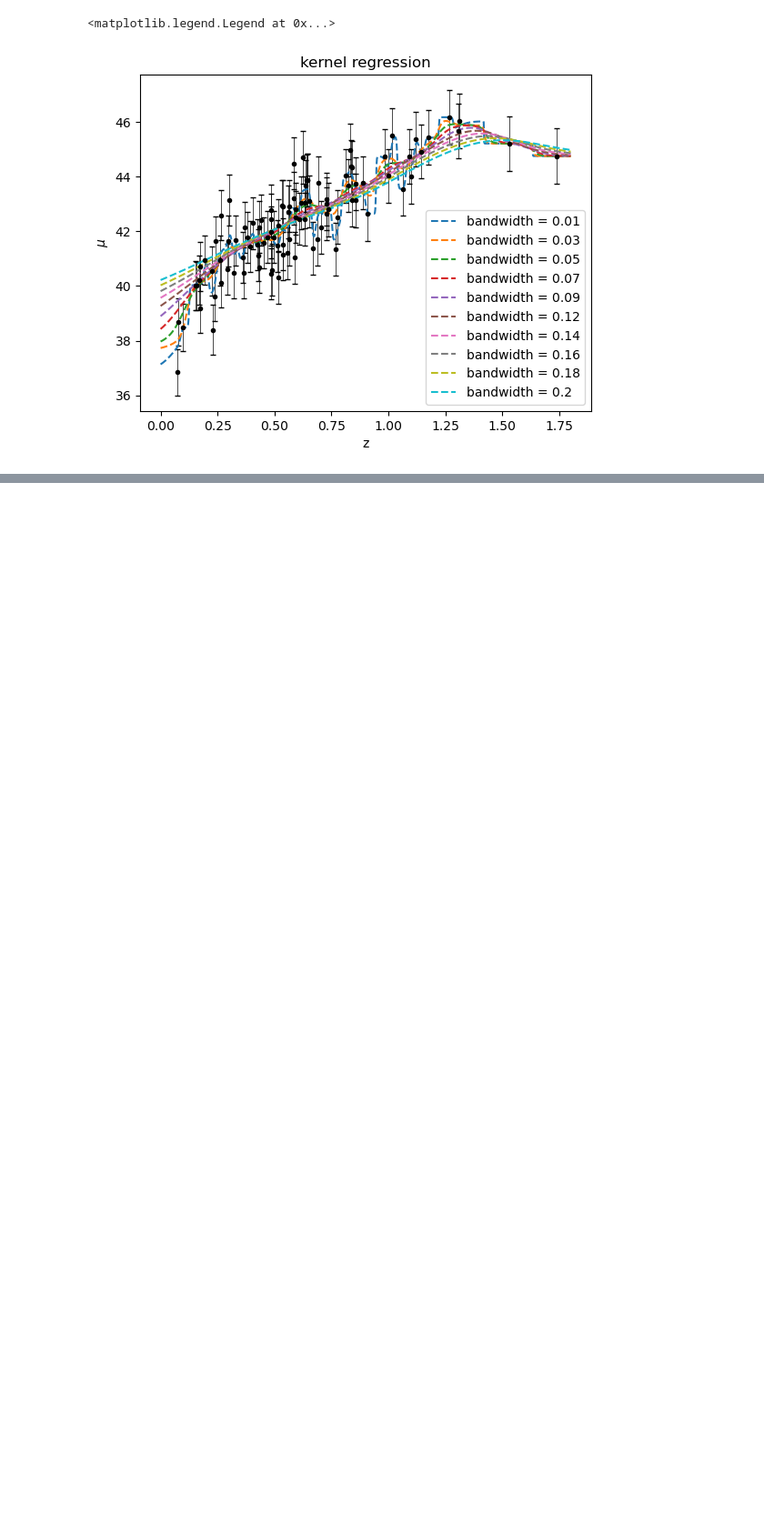
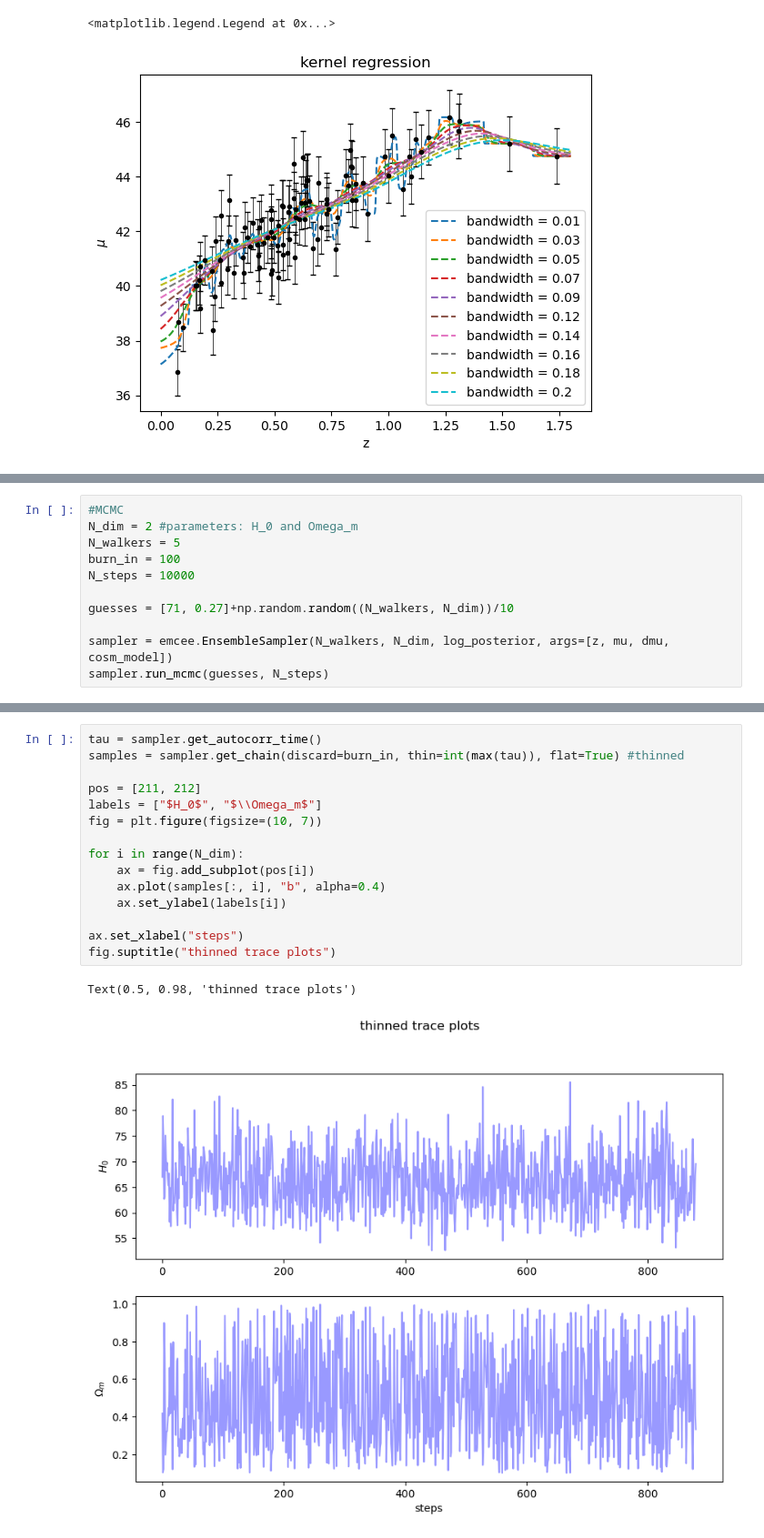
Before and after one commit to Giulia7T/ilovegit, a Jupyter notebook: 17_18_Supernovae.ipynb, the cells around one changed output, grey strips where cells are left out. Shown at 91% size. Cells and saved outputs as stored; diff of their text form; blank space fills up the shorter version.

```diff
--- a/17_18_Supernovae.ipynb
+++ b/17_18_Supernovae.ipynb
@@ -275,0 +437,11 @@ Text(0.5, 1.0, 'Nadaraya-Watson')
+# %%
+#MCMC
+N_dim = 2 #parameters: H_0 and Omega_m
+N_walkers = 5
+burn_in = 100
+N_steps = 10000
+
+guesses = [71, 0.27]+np.random.random((N_walkers, N_dim))/10
+
+sampler = emcee.EnsembleSampler(N_walkers, N_dim, log_posterior, args=[z, mu, dmu, cosm_model])
+sampler.run_mcmc(guesses, N_steps)
@@ -275,0 +466,18 @@ Text(0.5, 1.0, 'Nadaraya-Watson')
+# %%
+tau = sampler.get_autocorr_time()
+samples = sampler.get_chain(discard=burn_in, thin=int(max(tau)), flat=True) #thinned
+
+pos = [211, 212]
+labels = ["$H_0$", "$\\Omega_m$"]
+fig = plt.figure(figsize=(10, 7))
+
+for i in range(N_dim):
+    ax = fig.add_subplot(pos[i])
+    ax.plot(samples[:, i], "b", alpha=0.4)
+    ax.set_ylabel(labels[i])
+
+ax.set_xlabel("steps")
+fig.suptitle("thinned trace plots")
+# %% [output]
+Text(0.5, 0.98, 'thinned trace plots')
+[figure, added]
```
Also changed, not shown: parts of 39 cells of this notebook, 1 other file.
